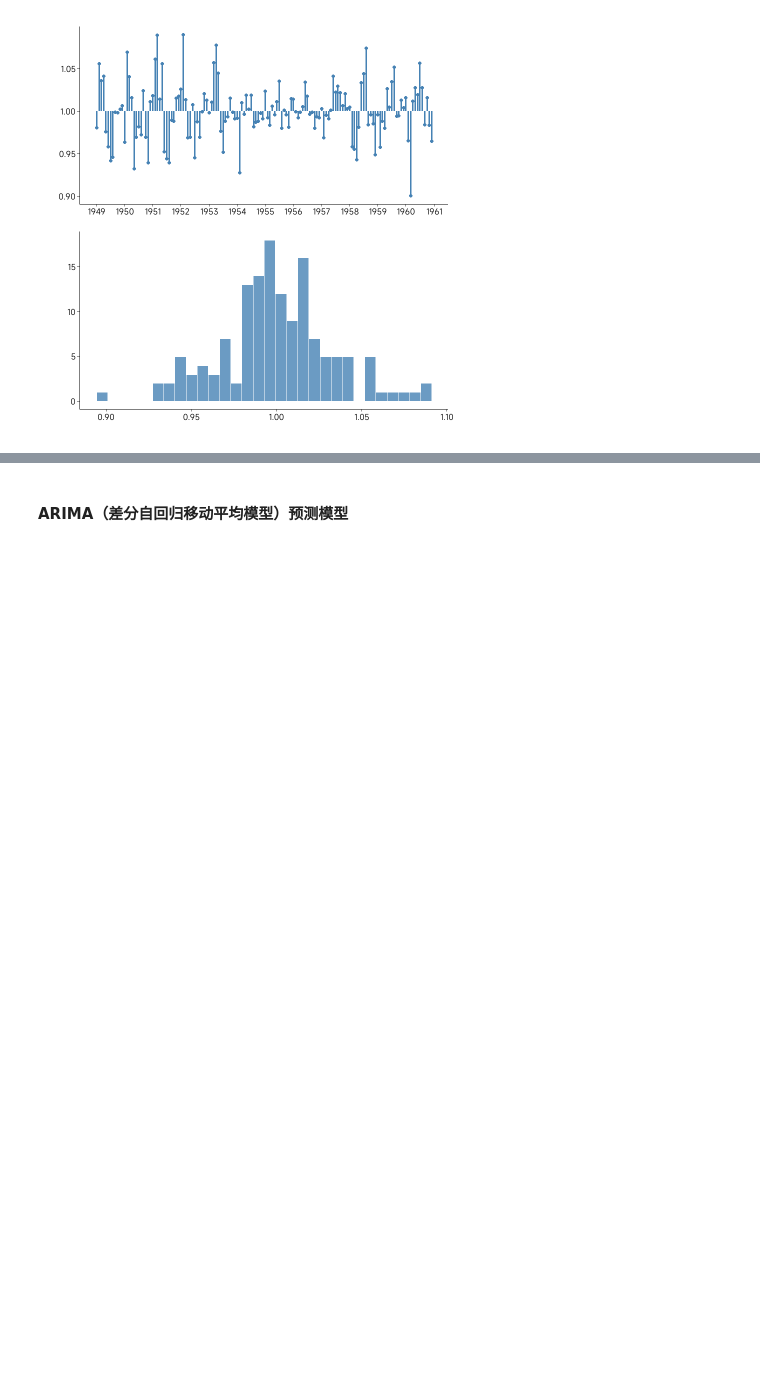
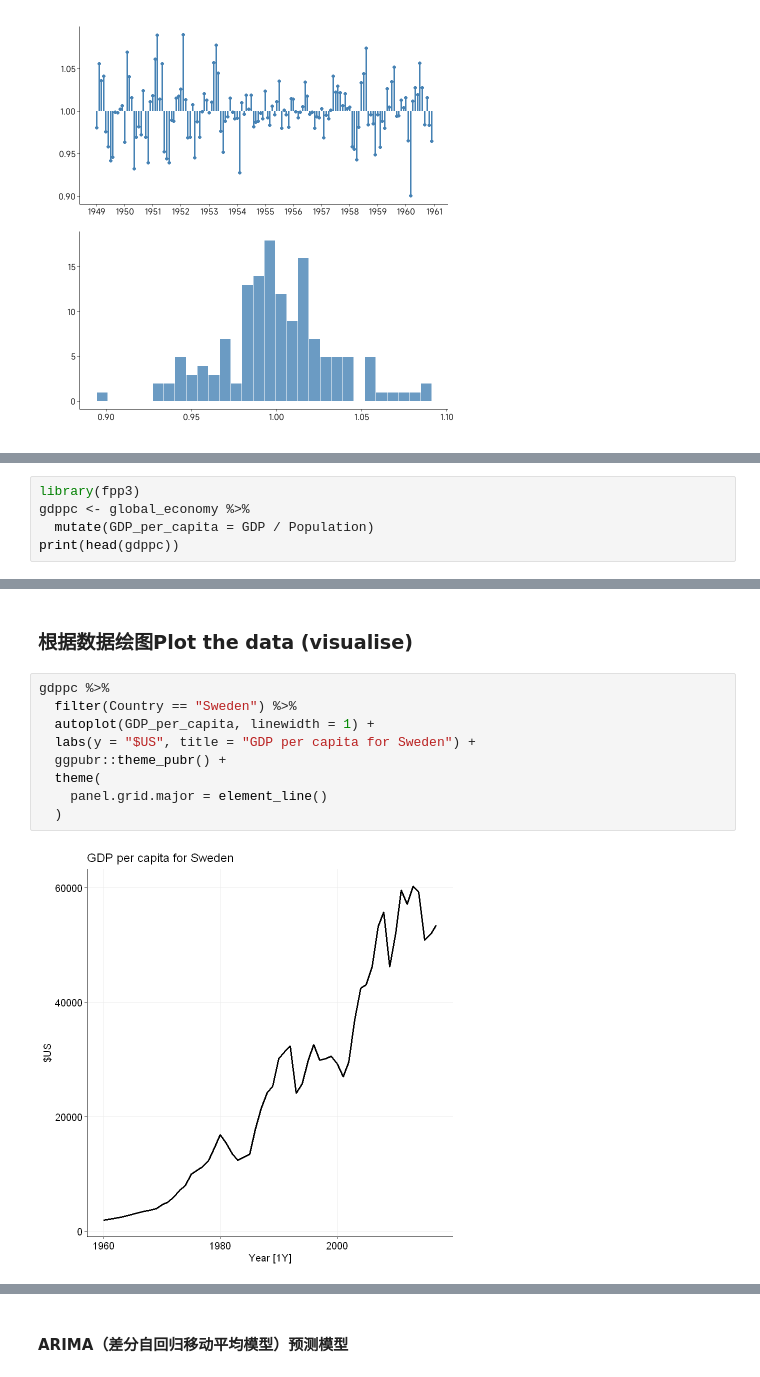
Before and after one commit to zhizhifan/Rtidyverse, a Jupyter notebook: 数据建模.ipynb, the cells around one changed output, grey strips where cells are left out. Drawn from its saved outputs; the diff is of its cells as text; blank space fills up the shorter version.

```diff
--- a/数据建模.ipynb
+++ b/数据建模.ipynb
@@ -1743,0 +2033,5 @@ p1/p2
+# %%
+library(fpp3)
+gdppc <- global_economy %>%
+  mutate(GDP_per_capita = GDP / Population)
+print(head(gdppc))
@@ -1743,0 +2050,13 @@ p1/p2
+# %% [markdown]
+### 根据数据绘图Plot the data (visualise)
+# %%
+gdppc %>%
+  filter(Country == "Sweden") %>%
+  autoplot(GDP_per_capita, linewidth = 1) +
+  labs(y = "$US", title = "GDP per capita for Sweden") +
+  ggpubr::theme_pubr() +
+  theme(
+    panel.grid.major = element_line()
+  )
+# %% [output]
+[figure, added]
```
Also changed, not shown: parts of 58 cells of this notebook, 4 other files.
